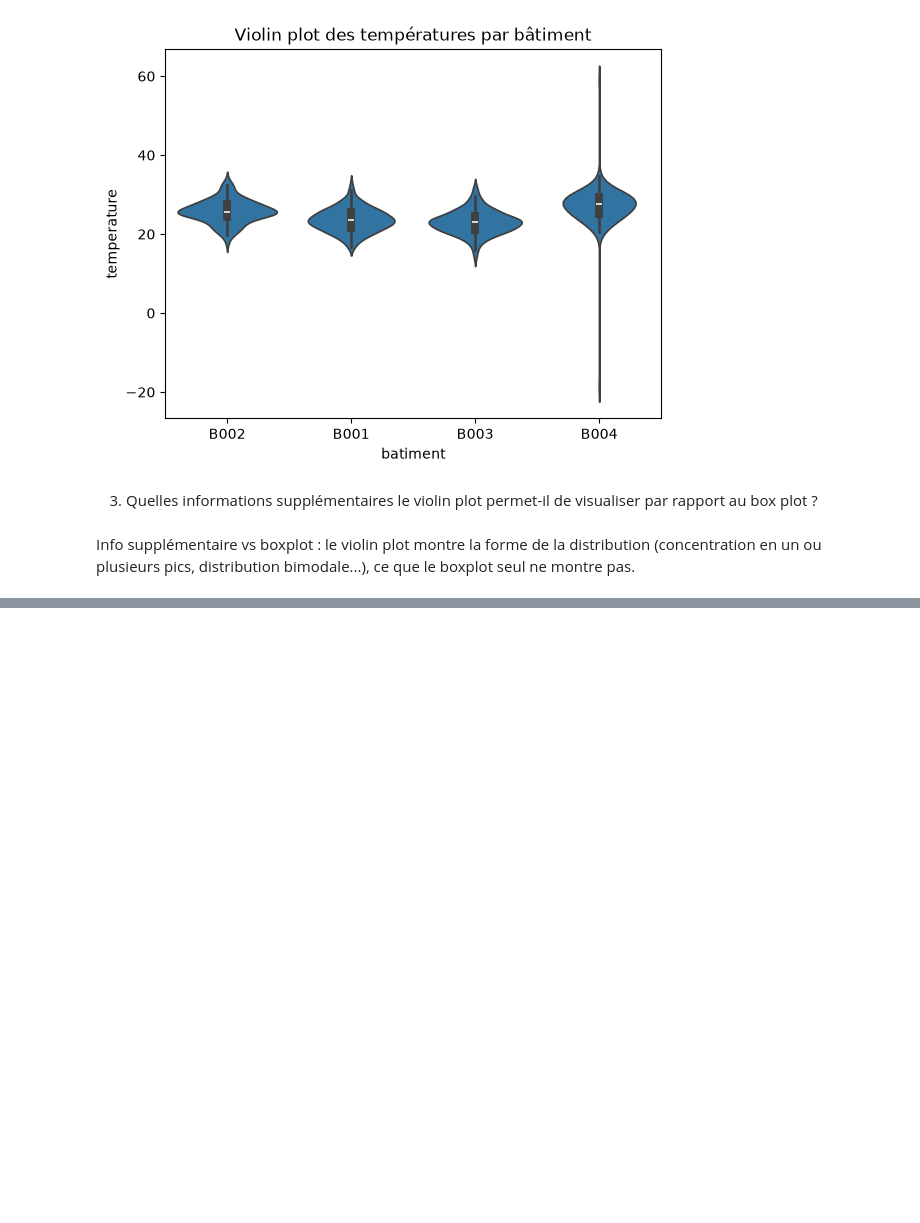
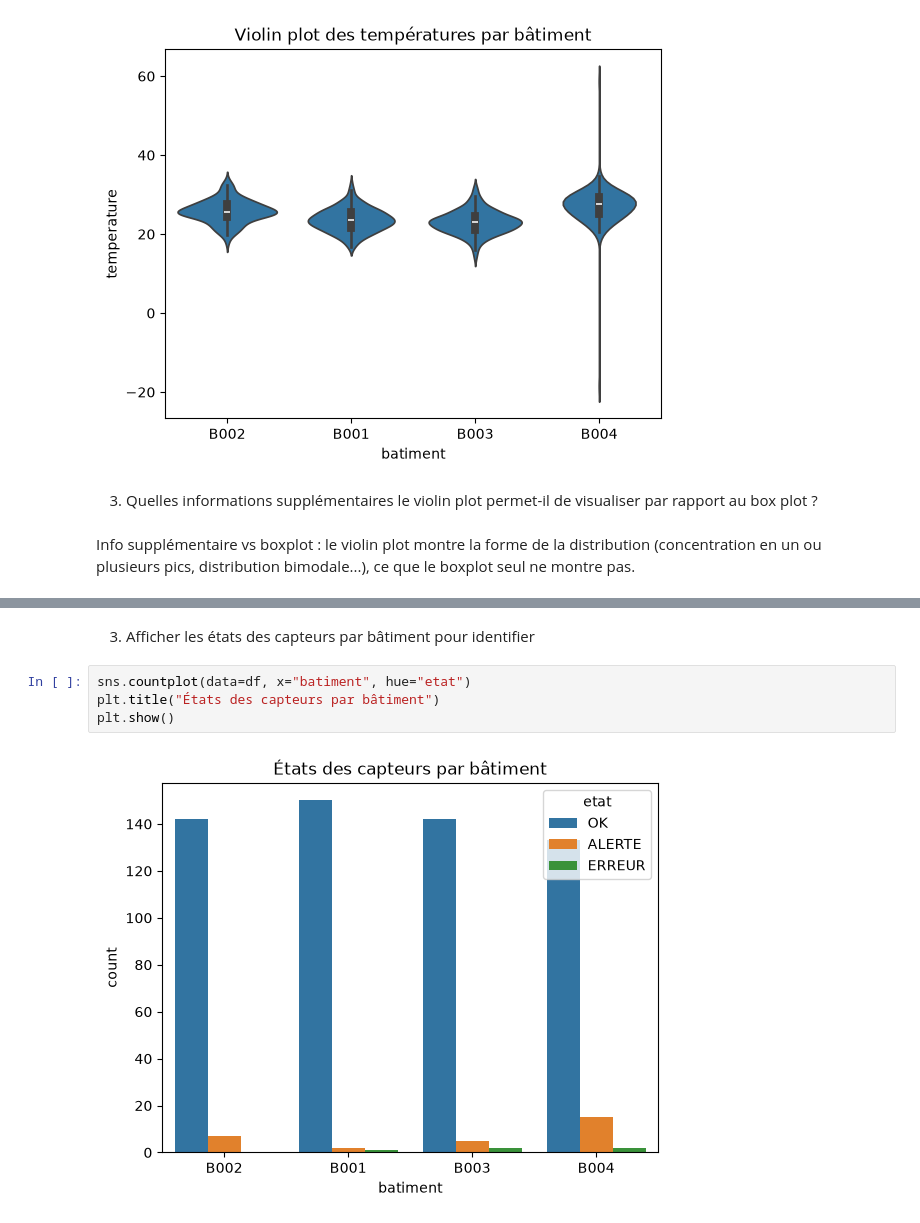
Before and after one commit to yohanfredyh/atelier_seaborn, a Jupyter notebook: notebooks/atelier_seaborn_iot.ipynb, the cells around one changed output, grey strips where cells are left out. Drawn from its saved outputs; the diff is of its cells as text; blank space fills up the shorter version.

```diff
--- a/notebooks/atelier_seaborn_iot.ipynb
+++ b/notebooks/atelier_seaborn_iot.ipynb
@@ -235,0 +260,8 @@ Info supplémentaire vs boxplot : le violin plot montre la forme de la distribut
+# %% [markdown]
+3) Afficher les états des capteurs par bâtiment pour identifier
+# %%
+sns.countplot(data=df, x="batiment", hue="etat")
+plt.title("États des capteurs par bâtiment")
+plt.show()
+# %% [output]
+[figure, added]
```
Also changed, not shown: parts of 8 cells of this notebook.
